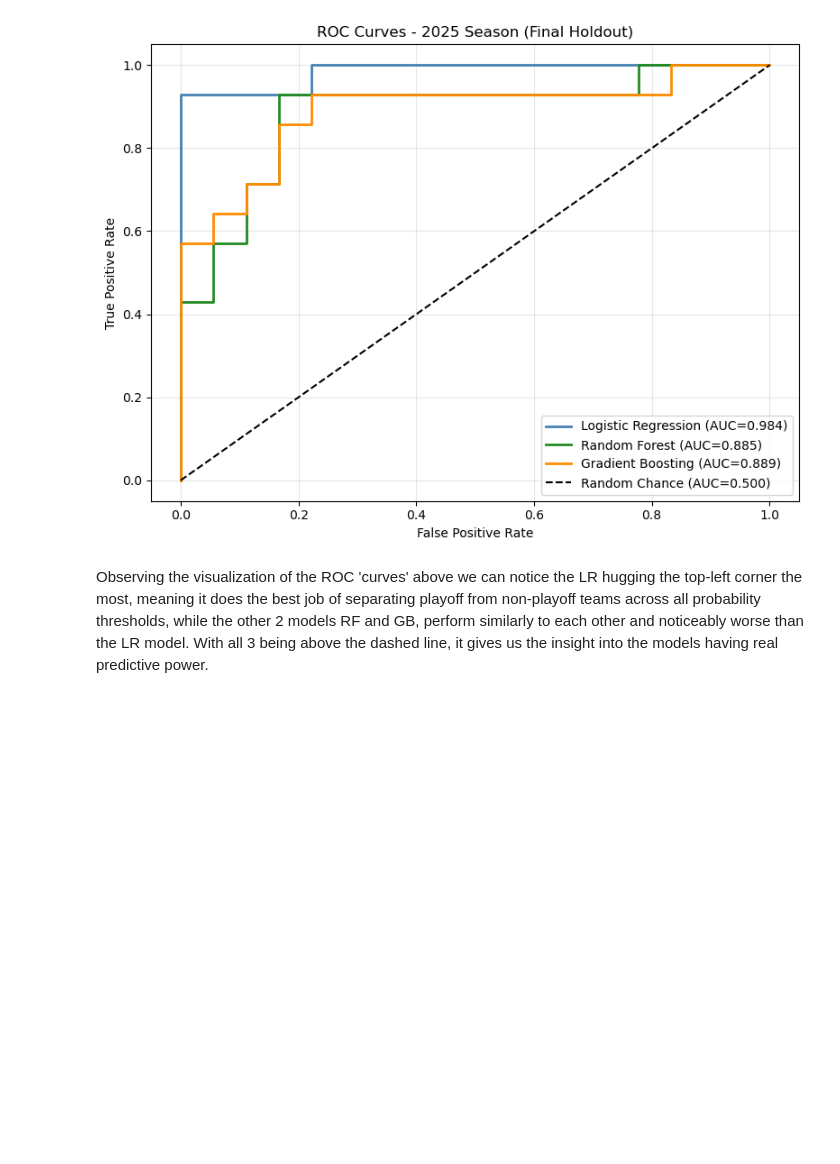
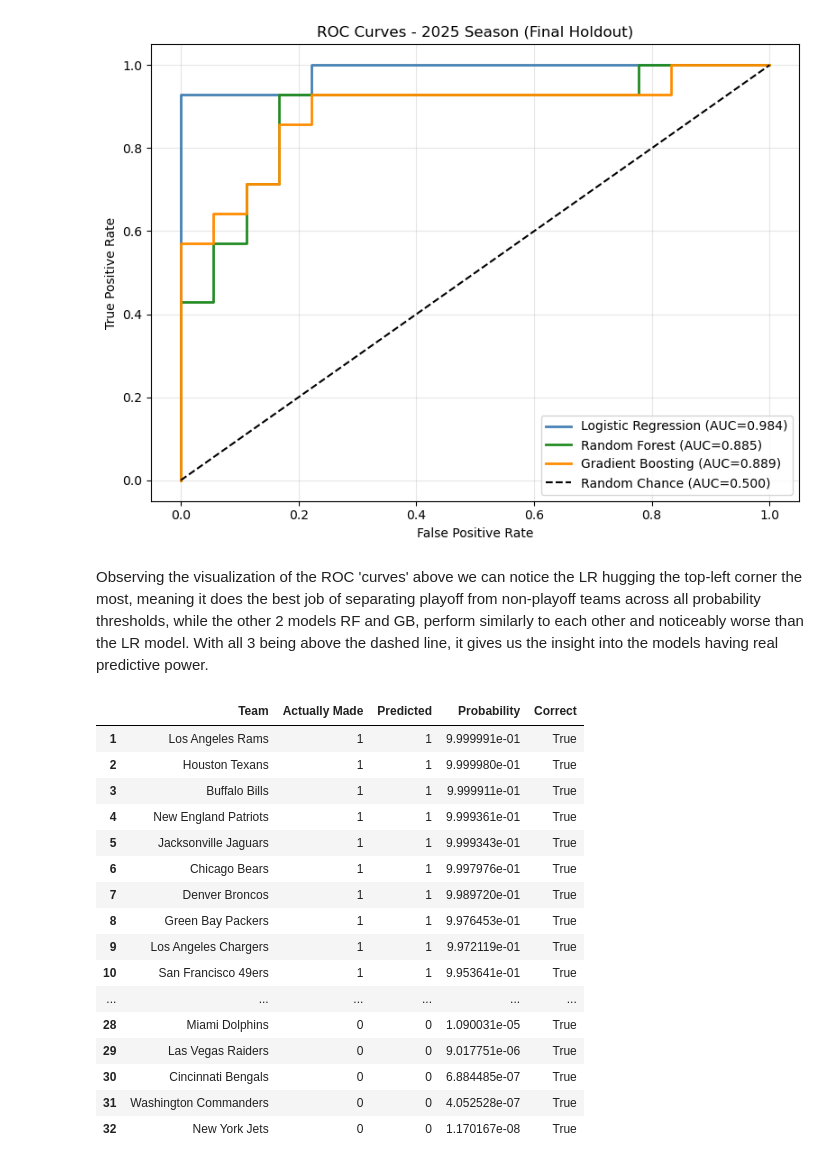
Before and after one commit to mattmarz94/nfl-decision-support-analytics, a Jupyter notebook: Data Preprocessing/modeling_mm.ipynb, the cells around one changed output. Cells and saved outputs as stored; diff of their text form; code cells hidden in the pictures; blank space fills up the shorter version.

Commit message:
forgot to push more code, was just observing playoff predictions.

```diff
--- a/Data Preprocessing/modeling_mm.ipynb
+++ b/Data Preprocessing/modeling_mm.ipynb
@@ -962,3 +962,34 @@ plt.show()
 [figure]
 # %% [markdown]
 Observing the visualization of the ROC 'curves' above we can notice the LR hugging the top-left corner the most, meaning it does the best job of separating playoff from non-playoff teams across all probability thresholds, while the other 2 models RF and GB, perform similarly to each other and noticeably worse than the LR model. With all 3 being above the dashed line, it gives us the insight into the models having real predictive power.
+# %%
+# See which 2025 teams the model got right and wrong
+teams_2025 = df[df["season"] == 2025].copy()
+X_2025 = lr_models[-1]["scaler"].transform(teams_2025[feature_cols])
+teams_2025["Probability"] = lr_models[-1]["model"].predict_proba(X_2025)[:, 1]
+teams_2025["Predicted"] = lr_models[-1]["model"].predict(X_2025)
+
+result = teams_2025[["team", "made_playoffs", "Predicted", "Probability"]].copy()
+result.columns = ["Team", "Actually Made", "Predicted", "Probability"]
+result["Correct"] = result["Actually Made"] == result["Predicted"]
+result = result.sort_values("Probability", ascending=False).reset_index(drop=True)
+result.index = range(1, 33)
+display(result)
+# %% [output]
+|  | Team | Actually Made | Predicted | Probability | Correct |
+| 1 | Los Angeles Rams | 1 | 1 | 9.999991e-01 | True |
+| 2 | Houston Texans | 1 | 1 | 9.999980e-01 | True |
+| 3 | Buffalo Bills | 1 | 1 | 9.999911e-01 | True |
+| 4 | New England Patriots | 1 | 1 | 9.999361e-01 | True |
+| 5 | Jacksonville Jaguars | 1 | 1 | 9.999343e-01 | True |
+| 6 | Chicago Bears | 1 | 1 | 9.997976e-01 | True |
+| 7 | Denver Broncos | 1 | 1 | 9.989720e-01 | True |
+| 8 | Green Bay Packers | 1 | 1 | 9.976453e-01 | True |
+| 9 | Los Angeles Chargers | 1 | 1 | 9.972119e-01 | True |
+| 10 | San Francisco 49ers | 1 | 1 | 9.953641e-01 | True |
+| ... | ... | ... | ... | ... | ... |
+| 28 | Miami Dolphins | 0 | 0 | 1.090031e-05 | True |
+| 29 | Las Vegas Raiders | 0 | 0 | 9.017751e-06 | True |
+| 30 | Cincinnati Bengals | 0 | 0 | 6.884485e-07 | True |
+| 31 | Washington Commanders | 0 | 0 | 4.052528e-07 | True |
+| 32 | New York Jets | 0 | 0 | 1.170167e-08 | True |
```
Also changed, not shown: parts of 1 cell of this notebook.
